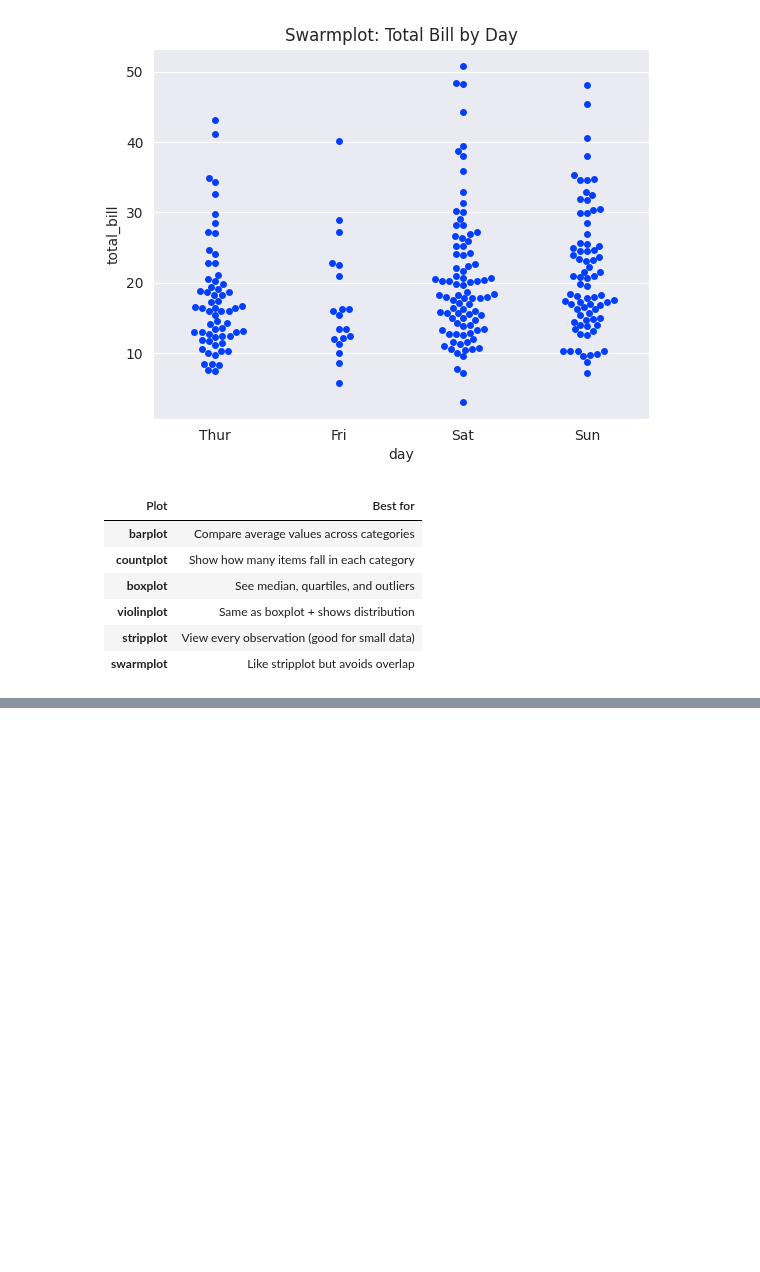
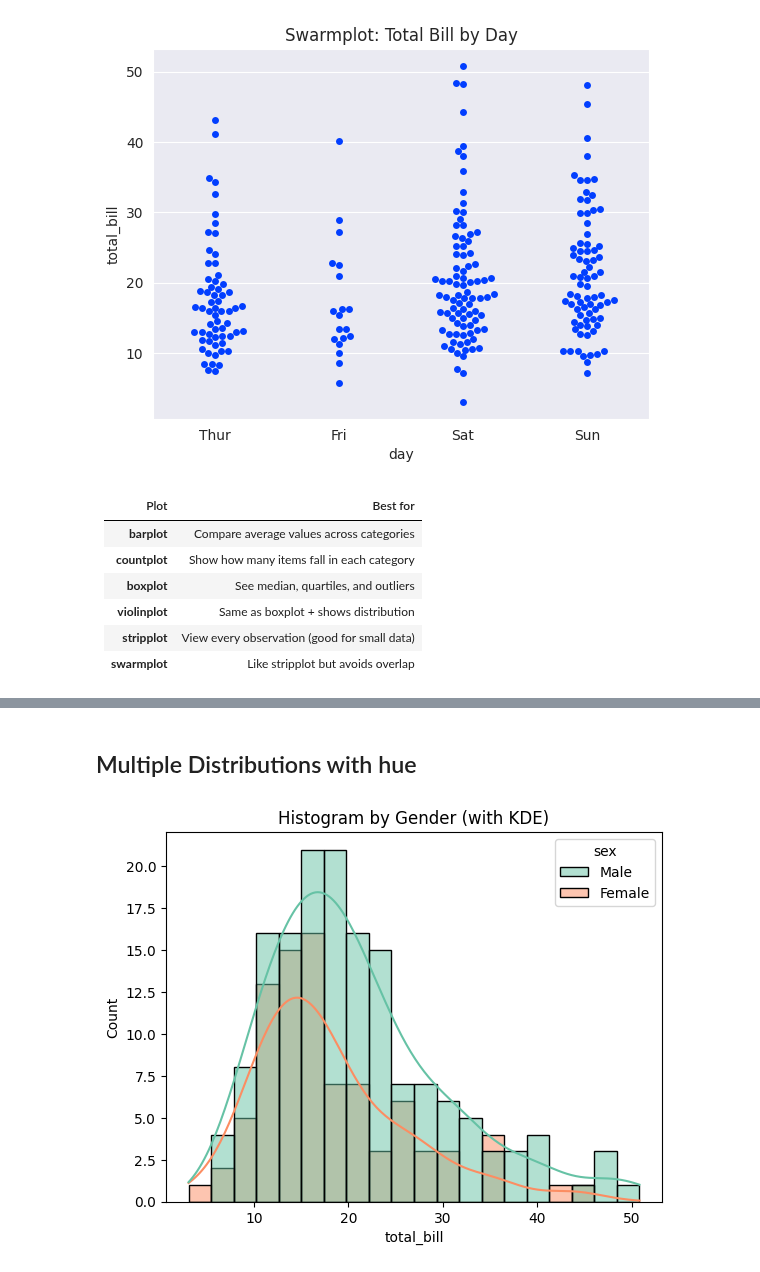
Before and after one commit to sh1vam31/Complete_DataScience, a Jupyter notebook: Seaborn.ipynb, the cells around one changed output, grey strips where cells are left out. Cells and saved outputs as stored; diff of their text form; code cells hidden in the pictures; blank space fills up the shorter version.

```diff
--- a/Seaborn.ipynb
+++ b/Seaborn.ipynb
@@ -154,0 +196,8 @@ plt.show()
+# %% [markdown]
+## Multiple Distributions with hue
+# %%
+sns.histplot(x="total_bill", hue="sex", data=tips, kde=True, bins=20, palette="Set2")
+plt.title("Histogram by Gender (with KDE)")
+plt.show()
+# %% [output]
+[figure, added]
```
Also changed, not shown: parts of 7 cells of this notebook.
